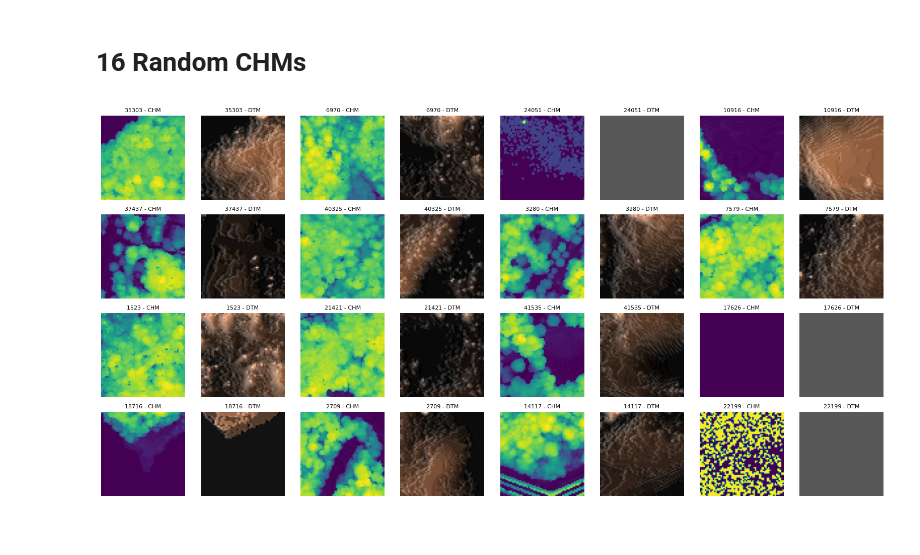
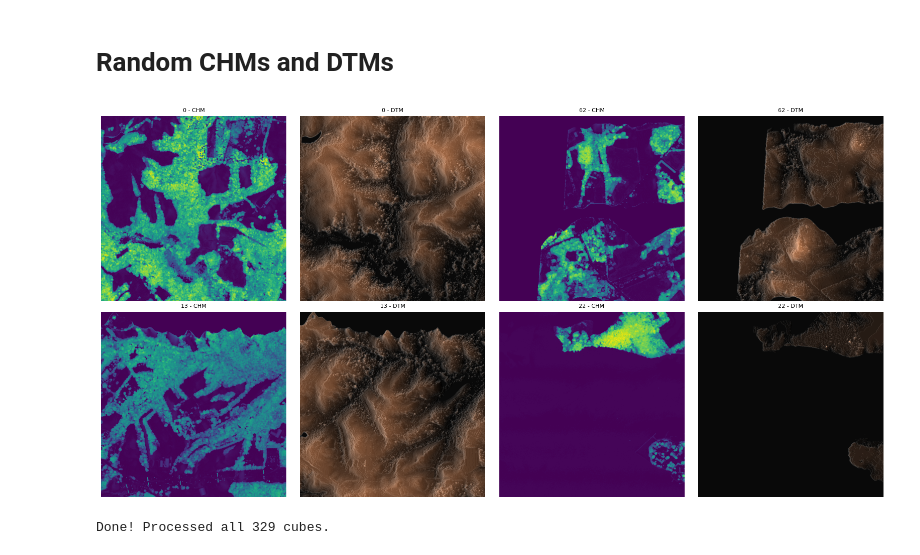
Before and after one commit to Anfera/HHDC-Creator, a Jupyter notebook: experiments.ipynb, the cells around one changed output. Cells and saved outputs as stored; diff of their text form; code cells hidden in the pictures; blank space fills up the shorter version.

```diff
--- a/experiments.ipynb
+++ b/experiments.ipynb
@@ -18,32 +18,79 @@ Found 46043 cubes.
 # %% [markdown]
-# 16 Random CHMs
+# Random CHMs and DTMs
 # %%
 import random
 
-num_samples = 16
+num_samples = 4
 random_indices = random.sample(range(len(cubes)), num_samples)
 
-fig, axes = plt.subplots(4, 8, figsize=(16, 8))
+fig, axes = plt.subplots(2, 4, figsize=(16, 8))
 axes = axes.flatten()
 
 for sample_idx, cube_idx in enumerate(random_indices):
     cube_path = cubes[cube_idx]
     cube_data = np.load(cube_path)['cube']
     chm, dtm, hillshade, _ = create_chm(np.swapaxes(cube_data, 0, -1))
 
     chm_ax = axes[sample_idx * 2]
     dtm_ax = axes[sample_idx * 2 + 1]
 
     chm_ax.imshow(chm)
     chm_ax.set_title(f"{cube_idx} - CHM", fontsize=8)
     chm_ax.axis('off')
 
     dtm_ax.imshow(dtm, cmap='copper')
     dtm_ax.imshow(hillshade, cmap='Greys', alpha=0.35)
     dtm_ax.set_title(f"{cube_idx} - DTM", fontsize=8)
     dtm_ax.axis('off')
 
 plt.tight_layout()
 plt.show()
 # %% [output]
-[figure, old version]
+[figure, new version]
+# %%
+from concurrent.futures import ProcessPoolExecutor, as_completed
+from tqdm import tqdm
+
+# Create folders if they don't exist
+os.makedirs('chms', exist_ok=True)
+os.makedirs('dtms', exist_ok=True)
+
+def process_cube(args):
+    idx, cube_path = args
+    # Load cube data
+    cube_data = np.load(cube_path)['cube']
+    chm, dtm, hillshade, _ = create_chm(np.swapaxes(cube_data, 0, -1))
+
+    # Extract filename without extension
+    filename = os.path.splitext(os.path.basename(cube_path))[0]
+
+    # Plot and save CHM
+    fig_chm, ax_chm = plt.subplots(figsize=(8, 8))
+    ax_chm.imshow(chm)
+    ax_chm.set_title(f"{filename} - CHM")
+    ax_chm.axis('off')
+    plt.savefig(f'chms/{filename}_chm.png', bbox_inches='tight', dpi=150)
+    plt.close(fig_chm)
+
+    # Plot and save DTM with hillshade
+    fig_dtm, ax_dtm = plt.subplots(figsize=(8, 8))
+    ax_dtm.imshow(dtm, cmap='copper')
+    ax_dtm.imshow(hillshade, cmap='Greys', alpha=0.35)
+    ax_dtm.set_title(f"{filename} - DTM")
+    ax_dtm.axis('off')
+    plt.savefig(f'dtms/{filename}_dtm.png', bbox_inches='tight', dpi=150)
+    plt.close(fig_dtm)
+
+    return idx
+
+# Process all cubes in parallel
+with ProcessPoolExecutor() as executor:
+    futures = {executor.submit(process_cube, (idx, cube_path)): idx
+               for idx, cube_path in enumerate(cubes)}
+
+    for future in tqdm(as_completed(futures), total=len(cubes)):
+        idx = future.result()
+
+print(f"Done! Processed all {len(cubes)} cubes.")
+# %% [output]
+Done! Processed all 329 cubes.
```
Also changed, not shown: parts of 1 cell of this notebook, 4 other files.
